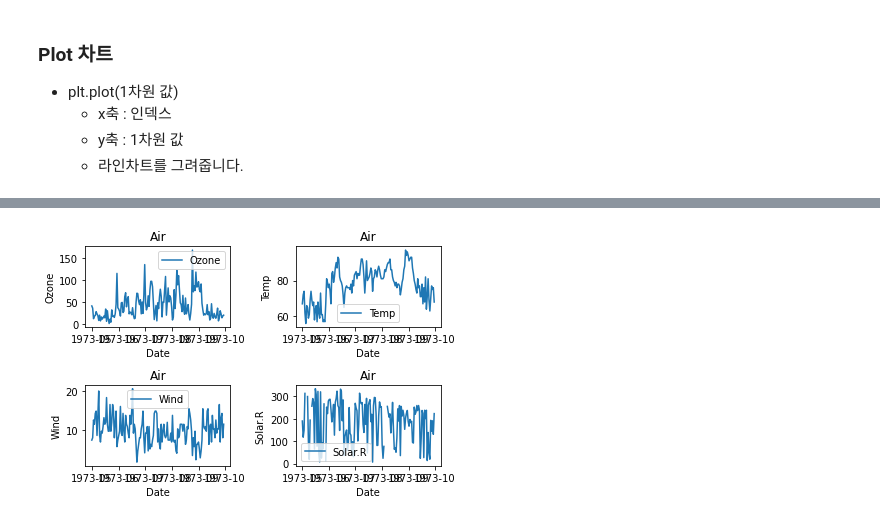
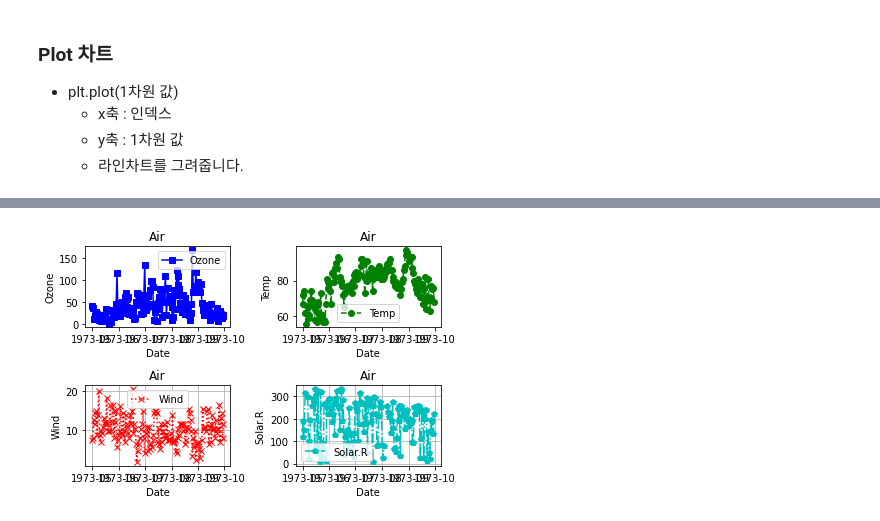
Before and after one commit to mskyun721/aivle_python, a Jupyter notebook: Class/matplotlib.ipynb, the cells around one changed output, grey strips where cells are left out. Drawn from its saved outputs; the diff is of its cells as text; code cells hidden in the pictures.

```diff
--- a/Class/matplotlib.ipynb
+++ b/Class/matplotlib.ipynb
@@ -71,7 +71,7 @@ plt.show()
 # %%
 # 차트 분리 : plt.Subplot()
 plt.subplot(2,2,1)
-plt.plot('Date', 'Ozone', '', data=air, label='Ozone')
+plt.plot('Date', 'Ozone', 'bs-', data=air, label='Ozone')
 # 범례
 plt.legend()
 # x 축
@@ -81,42 +81,51 @@ plt.ylabel('Ozone')
 # title
 plt.title('Air')
 
+
+
 plt.subplot(2,2,2)
-plt.plot('Date', 'Temp', '', data=air, label='Temp')
+plt.plot('Date', 'Temp', 'go--', data=air, label='Temp')
 # 범례
 plt.legend()
 # x 축
 plt.xlabel('Date')
 # yc 축
 plt.ylabel('Temp')
 # title
 plt.title('Air')
 
+
 plt.subplot(2,2,3)
-plt.plot('Date', 'Wind', '', data=air, label='Wind')
+plt.plot('Date', 'Wind', 'rx:', data=air, label='Wind')
+# 격자
+plt.grid()
 # 범례
 plt.legend()
 # x 축
 plt.xlabel('Date')
 # yc 축
 plt.ylabel('Wind')
 # title
 plt.title('Air')
 
+
+
 plt.subplot(2,2,4)
-plt.plot('Date', 'Solar.R', '', data=air, label='Solar.R')
+plt.plot('Date', 'Solar.R', 'cp-.', data=air, label='Solar.R')
+# 격자
+plt.grid()
 # 범례
 plt.legend()
 # x 축
 plt.xlabel('Date')
 # yc 축
 plt.ylabel('Solar.R')
 # title
 plt.title('Air')
 
+
 # 차트 간격
 plt.tight_layout()
-
 plt.show()
 # %% [output]
-[figure, old version]
+[figure, new version]
```
Also changed, not shown: parts of 39 cells of this notebook, 1 other file.
